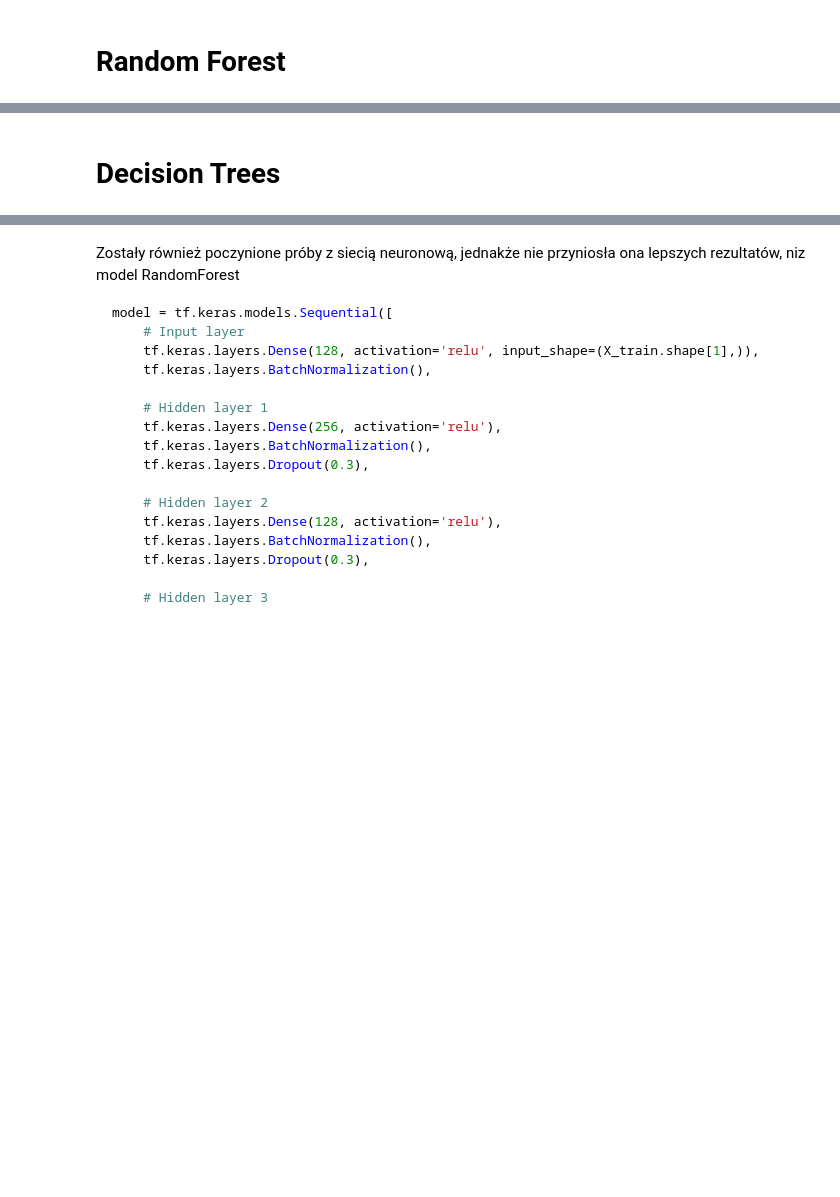
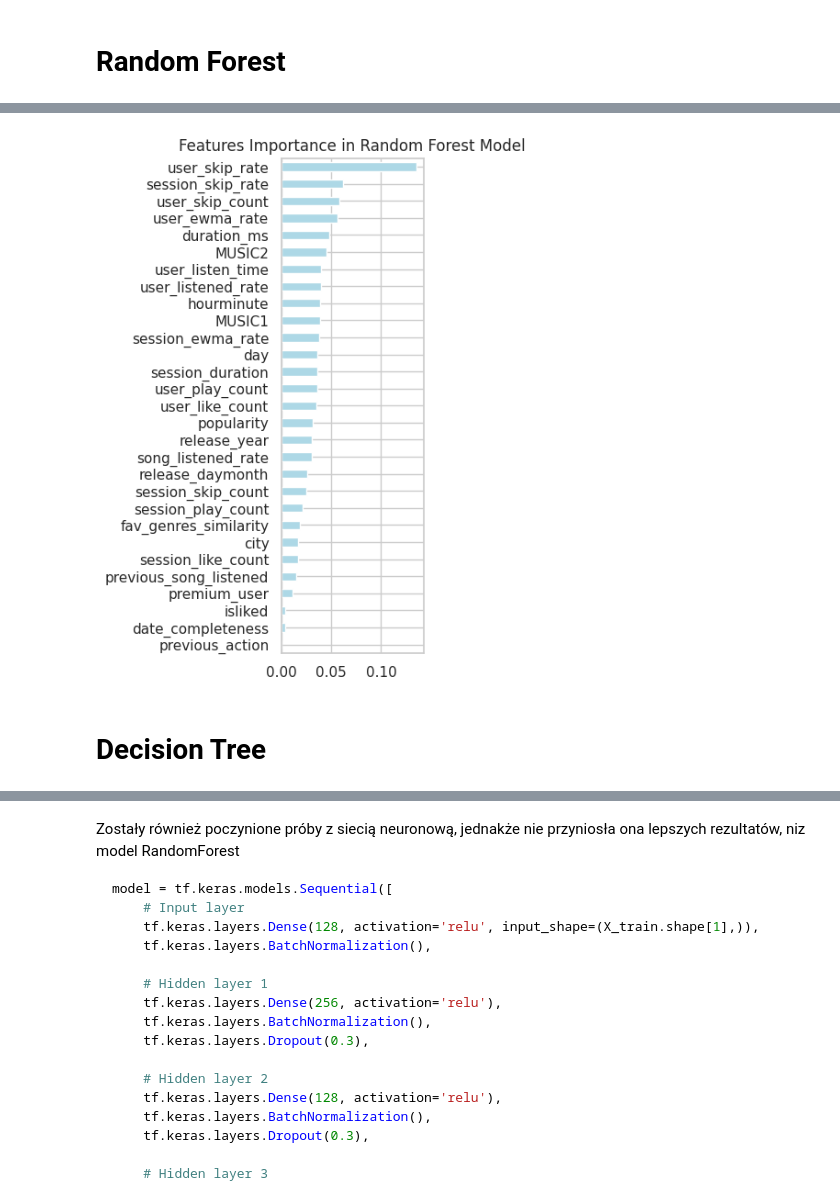
Before and after one commit to dawidkasz/song-skip-predictor, a Jupyter notebook: models.ipynb, the cells around one changed output, grey strips where cells are left out. Drawn from its saved outputs; the diff is of its cells as text; code cells hidden in the pictures; blank space fills up the shorter version.

```diff
--- a/models.ipynb
+++ b/models.ipynb
@@ -94,3 +65,14 @@ print("Classification Report:\n", report)
+# %%
+feature_importances = clf.feature_importances_
+feature_names = X.columns
+importances = pd.Series(feature_importances, index=feature_names)
+importances_sorted = importances.sort_values()
+plt.figure(figsize=(2,7))
+importances_sorted.plot(kind='barh', color='lightblue')
+plt.title('Features Importance in Random Forest Model')
+plt.show()
+# %% [output]
+[figure, added]
 # %% [markdown]
-# Decision Trees
+# Decision Tree
 # %%
```
Also changed, not shown: parts of 7 cells of this notebook, 2 other files.
